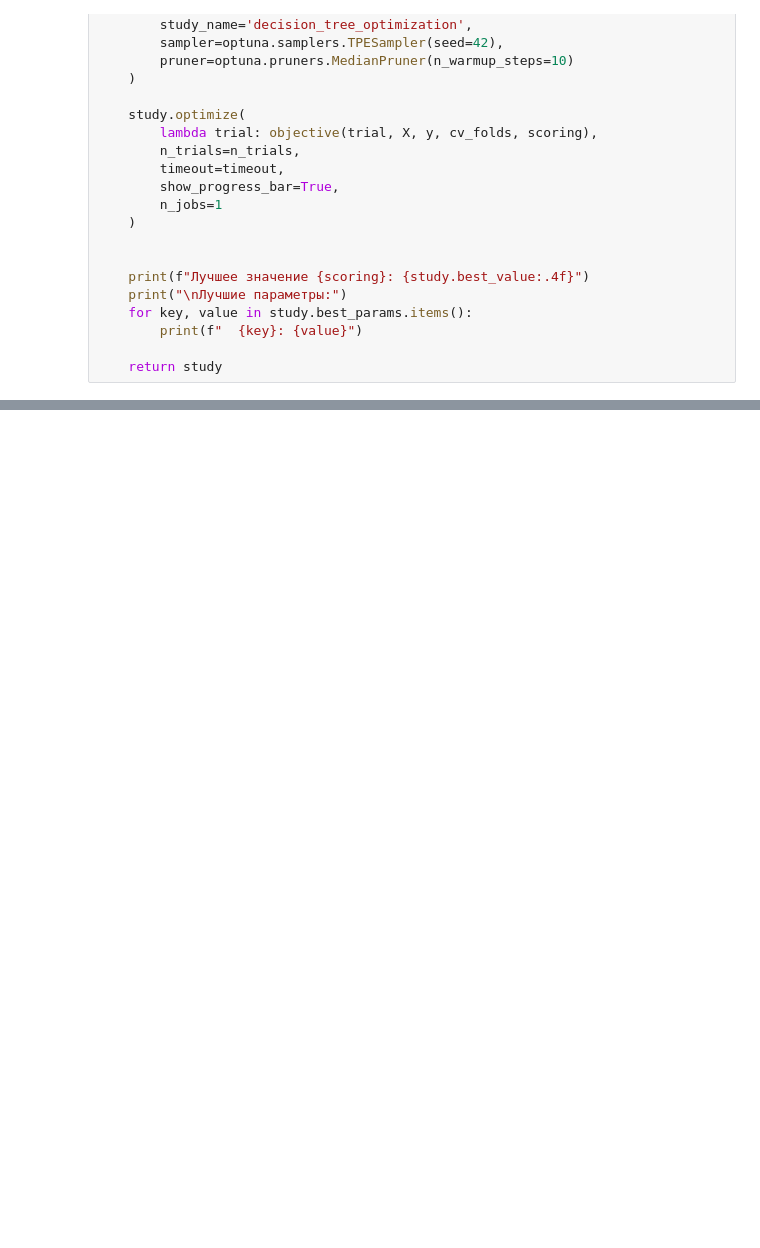
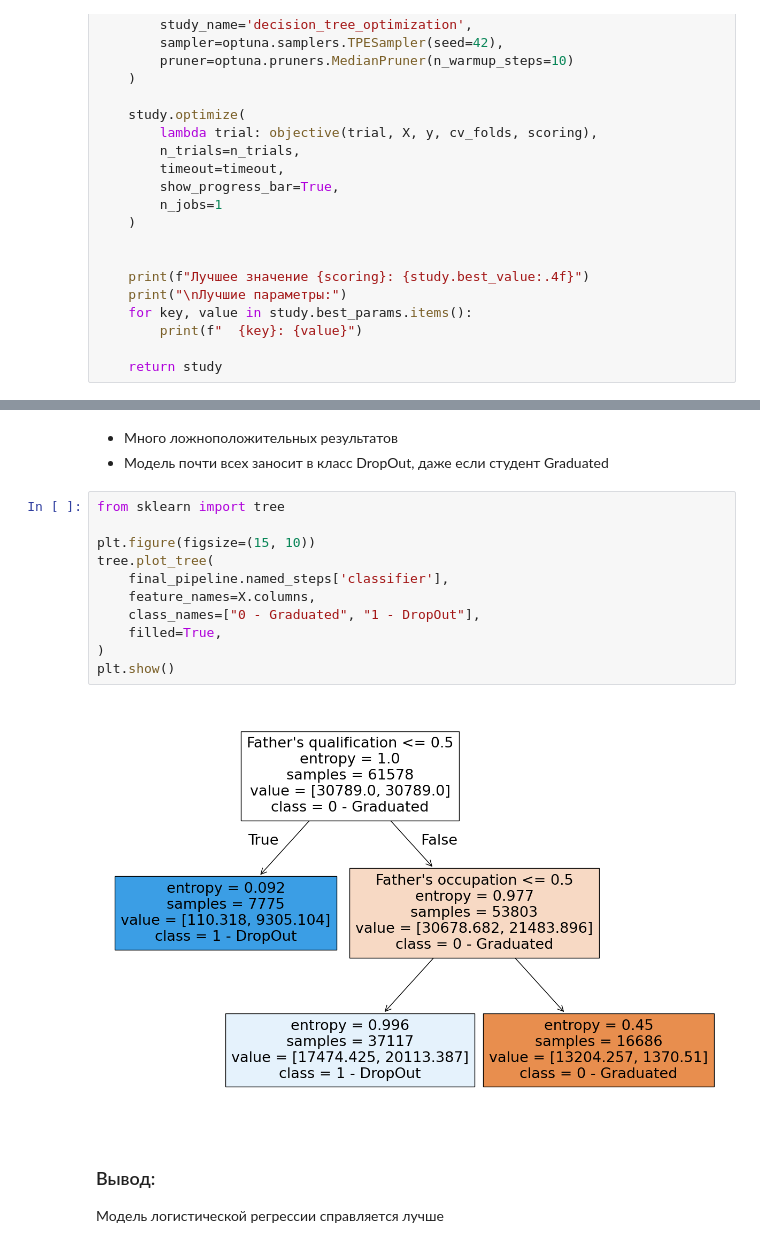
Before and after one commit to Tsur1k/ML-case4, a Jupyter notebook: notebooks/main.ipynb, the cells around one changed output, grey strips where cells are left out. Saved outputs shown, nothing was run; the diff lists cells and outputs as text; blank space fills up the shorter version.

```diff
--- a/notebooks/main.ipynb
+++ b/notebooks/main.ipynb
@@ -588,0 +772,19 @@ study = optimize_decision_tree(X, y, n_trials=100, scoring="recall")
+# %% [markdown]
+- Много ложноположительных результатов
+- Модель почти всех заносит в класс DropOut, даже если студент Graduated
+# %%
+from sklearn import tree
+
+plt.figure(figsize=(15, 10))
+tree.plot_tree(
+    final_pipeline.named_steps['classifier'],
+    feature_names=X.columns,
+    class_names=["0 - Graduated", "1 - DropOut"],
+    filled=True,
+)
+plt.show()
+# %% [output]
+[figure, added]
+# %% [markdown]
+### Вывод:
+Модель логистической регрессии справляется лучше
```
Also changed, not shown: parts of 24 cells of this notebook, 3 other files.
